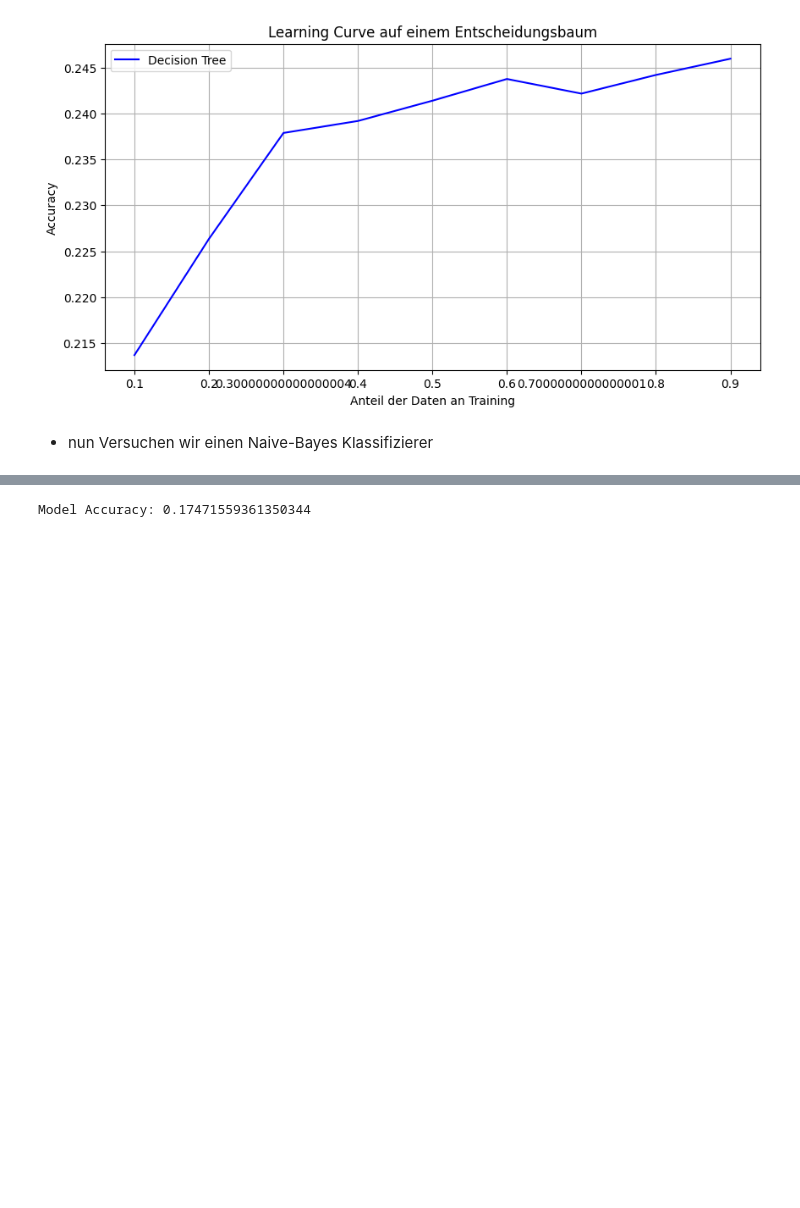
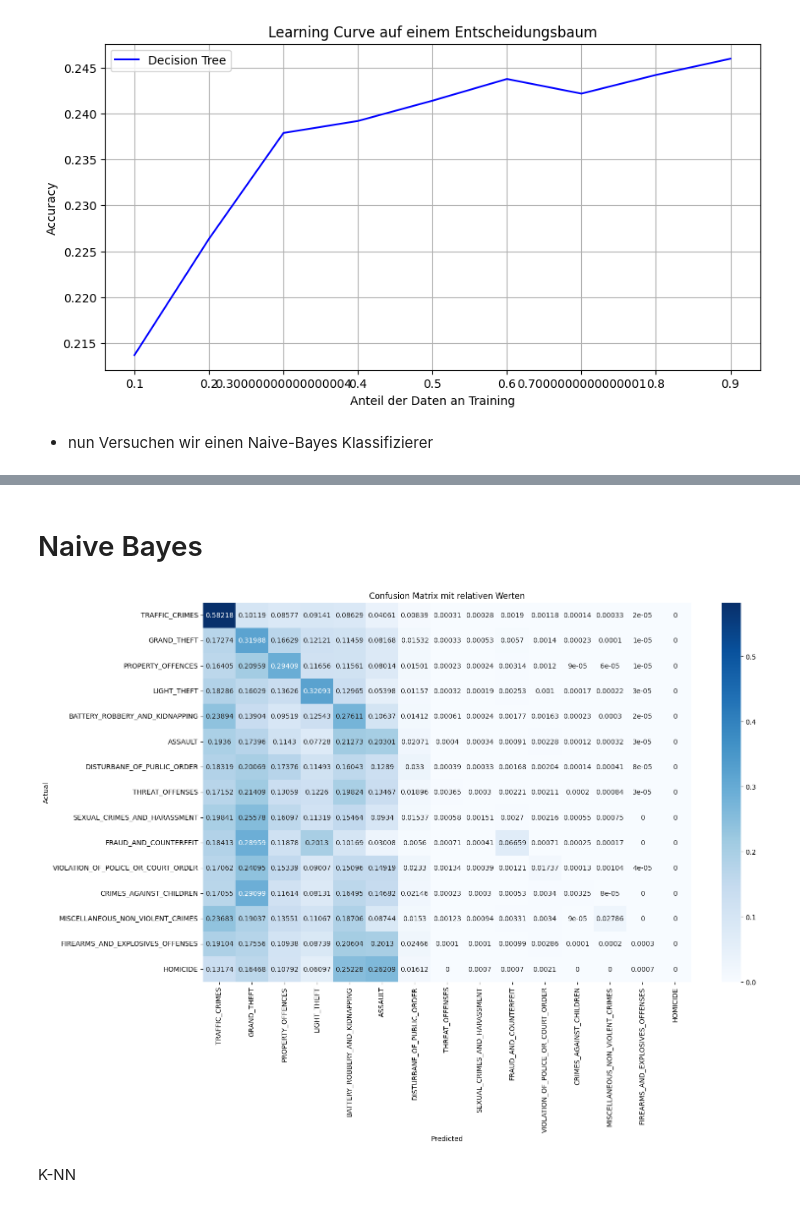
Before and after one commit to dominikth13/BI_Project, a Jupyter notebook: data_evaluation_Dominik.ipynb, the cells around one changed output, grey strips where cells are left out. Cells and saved outputs as stored; diff of their text form; code cells hidden in the pictures; blank space fills up the shorter version.

```diff
--- a/data_evaluation_Dominik.ipynb
+++ b/data_evaluation_Dominik.ipynb
@@ -137,20 +202,38 @@ plt.show()
+# %% [markdown]
+# Naive Bayes
 # %%
+from sklearn.calibration import LabelEncoder
 from sklearn.preprocessing import StandardScaler, MinMaxScaler
-from sklearn.naive_bayes import GaussianNB
+from sklearn.naive_bayes import CategoricalNB
 
 # Build a Gaussian Classifier
-nb_class = GaussianNB()
+nb_class = CategoricalNB()
 
-features = ['UNIX.TIMESTAMP','AREA','RD','LAT','LONG']
+features = ['TIME.OCC_hour','DATE.OCC_weekday','DATE.OCC_day','DATE.OCC_month','DATE.OCC_year','RD','LOCATION.street']
 target = 'CRIME_CAT'
 selection = features + [target]
+predict_data_encoded = cleaned_data[selection].copy()
+predict_data_encoded['LOCATION.street']= LabelEncoder().fit_transform(predict_data_encoded['LOCATION.street'])
 
-predict_data_encoded = cleaned_data[selection].copy()
-predict_data_encoded = pd.get_dummies(predict_data_encoded, columns=['AREA','RD'])
+# X_train, X_test, y_train, y_test = train_test_split(predict_data_encoded.drop(target, axis=1), predict_data_encoded[target], test_size=0.2, random_state=42)
+# nb_class.fit(X_train,y_train)
 
-X_train, X_test, y_train, y_test = train_test_split(predict_data_encoded.drop(target, axis=1), predict_data_encoded[target], test_size=0.2, random_state=42)
-nb_class.fit(X_train,y_train)
+# print(f'Model Accuracy: {nb_class.score(X_test,y_test)}')
 
-print(f'Model Accuracy: {nb_class.score(X_test,y_test)}')
+actual_classes, predict_classes, _ = cross_val_predict(CategoricalNB(), kfold, np.array(predict_data_encoded[features]), np.array(predict_data_encoded[target]))
+plot_confusion_matrix(actual_classes, predict_classes, sorted_labels, mode='relative')
+
+# test_sizes = list(np.flip(np.linspace(0.1,1,9,endpoint=False)))
+# learning_curve = []
+# for test_size in test_sizes:
+#     model = CategoricalNB()
+#     X_train, X_test, y_train, y_test = train_test_split(predict_data_encoded[features], predict_data_encoded[target], test_size=test_size, random_state=42)
+#     model.fit(X_train,y_train)
+#     score = model.score(X_test,y_test)
+#     learning_curve.append(score)
+#     print(f'Score {test_size}: {score}')
+# print(learning_curve)
 # %% [output]
-Model Accuracy: 0.17471559361350344
+[figure, added]
+# %% [markdown]
+K-NN
```
Also changed, not shown: parts of 19 cells of this notebook, 1 other file.
